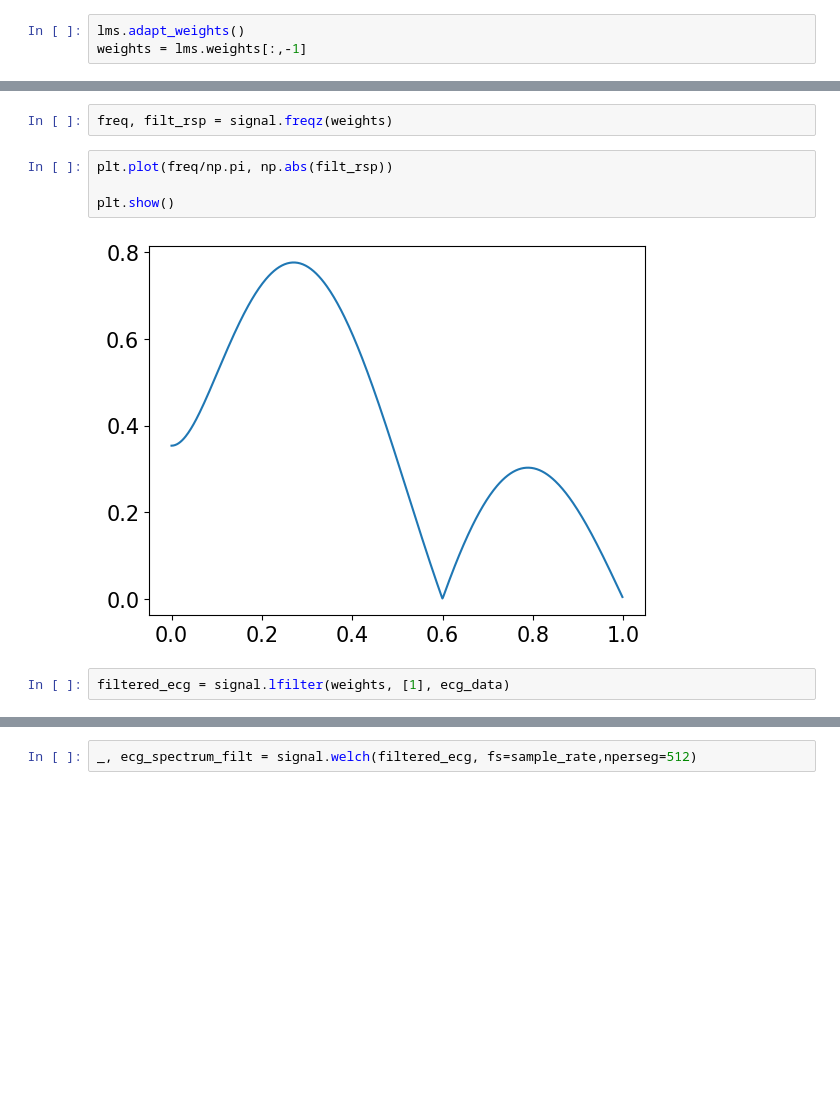
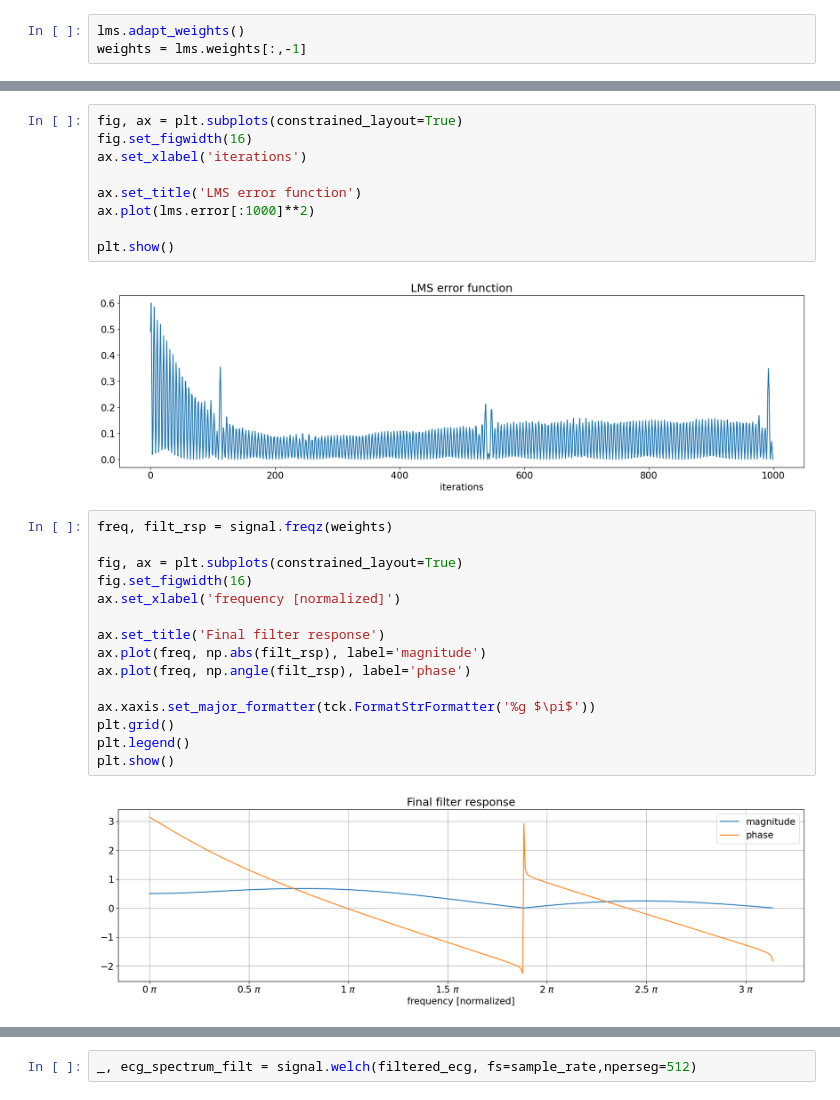
Before and after one commit to MHardenberg/adaptive_filters, a Jupyter notebook: demo/EKG_LMS.ipynb, the cells around one changed output, grey strips where cells are left out. Drawn from its saved outputs; the diff is of its cells as text; blank space fills up the shorter version.

```diff
--- a/demo/EKG_LMS.ipynb
+++ b/demo/EKG_LMS.ipynb
@@ -105,11 +103,29 @@ plt.plot(lms.error[:10000]**2)
-# %%
-freq, filt_rsp = signal.freqz(weights)
-# %%
-plt.plot(freq/np.pi, np.abs(filt_rsp))
-
-plt.show()
-# %% [output]
-[figure, removed]
-# %%
-filtered_ecg = signal.lfilter(weights, [1], ecg_data)
+# %%
+fig, ax = plt.subplots(constrained_layout=True)
+fig.set_figwidth(16)
+ax.set_xlabel('iterations')
+
+ax.set_title('LMS error function')
+ax.plot(lms.error[:1000]**2)
+
+plt.show()
+# %% [output]
+[figure, added]
+# %%
+freq, filt_rsp = signal.freqz(weights)
+
+fig, ax = plt.subplots(constrained_layout=True)
+fig.set_figwidth(16)
+ax.set_xlabel('frequency [normalized]')
+
+ax.set_title('Final filter response')
+ax.plot(freq, np.abs(filt_rsp), label='magnitude')
+ax.plot(freq, np.angle(filt_rsp), label='phase')
+
+ax.xaxis.set_major_formatter(tck.FormatStrFormatter('%g $\pi$'))
+plt.grid()
+plt.legend()
+plt.show()
+# %% [output]
+[figure, added]
 # %%
```
Also changed, not shown: parts of 5 cells of this notebook, 3 other files.
